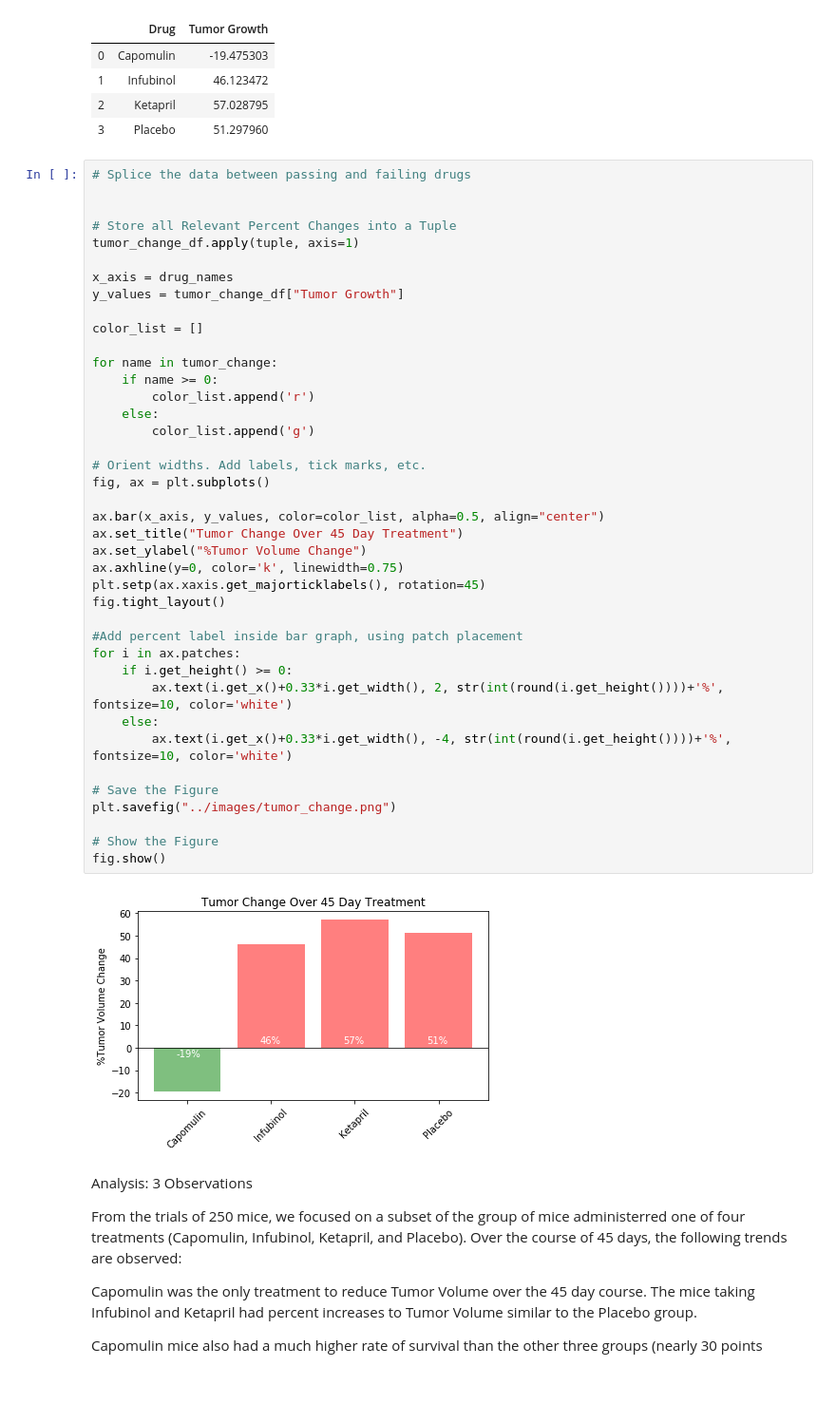
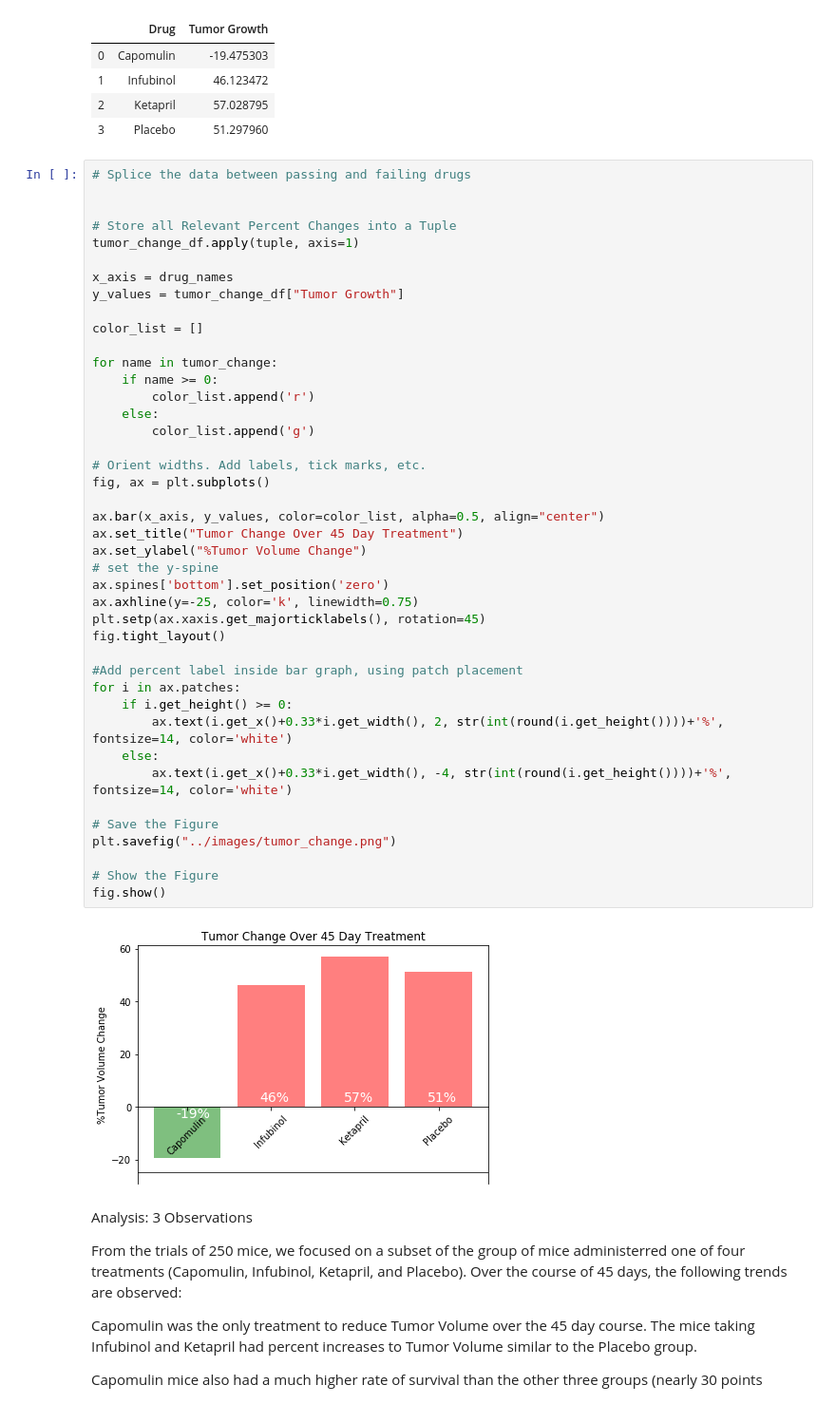
Before and after one commit to Blasda01/Pharmacy_Trials_Python, a Jupyter notebook: Code_and_Data/Code_Drug_Trials.ipynb, the cells around one changed output. Shown: that part at 95% size. Drawn from its saved outputs; the diff is of its cells as text.

Commit message:
image edit

```diff
--- a/Code_and_Data/Code_Drug_Trials.ipynb
+++ b/Code_and_Data/Code_Drug_Trials.ipynb
@@ -310,37 +310,39 @@ x_axis = drug_names
 y_values = tumor_change_df["Tumor Growth"]
 
 color_list = []
 
 for name in tumor_change:
     if name >= 0:
         color_list.append('r')
     else:
         color_list.append('g')
 
 # Orient widths. Add labels, tick marks, etc.
 fig, ax = plt.subplots()
 
 ax.bar(x_axis, y_values, color=color_list, alpha=0.5, align="center")
 ax.set_title("Tumor Change Over 45 Day Treatment")
 ax.set_ylabel("%Tumor Volume Change")
-ax.axhline(y=0, color='k', linewidth=0.75)
+# set the y-spine
+ax.spines['bottom'].set_position('zero')
+ax.axhline(y=-25, color='k', linewidth=0.75)
 plt.setp(ax.xaxis.get_majorticklabels(), rotation=45)
 fig.tight_layout()
 
 #Add percent label inside bar graph, using patch placement
 for i in ax.patches:
     if i.get_height() >= 0:
-        ax.text(i.get_x()+0.33*i.get_width(), 2, str(int(round(i.get_height())))+'%', fontsize=10, color='white')
+        ax.text(i.get_x()+0.33*i.get_width(), 2, str(int(round(i.get_height())))+'%', fontsize=14, color='white')
     else:
-        ax.text(i.get_x()+0.33*i.get_width(), -4, str(int(round(i.get_height())))+'%', fontsize=10, color='white')
+        ax.text(i.get_x()+0.33*i.get_width(), -4, str(int(round(i.get_height())))+'%', fontsize=14, color='white')
 
 # Save the Figure
 plt.savefig("../images/tumor_change.png")
 
 # Show the Figure
 fig.show()
 # %% [output]
-[figure, old version]
+[figure, new version]
 # %% [markdown]
 Analysis:  3 Observations
 
```
Also changed, not shown: 1 other file.
